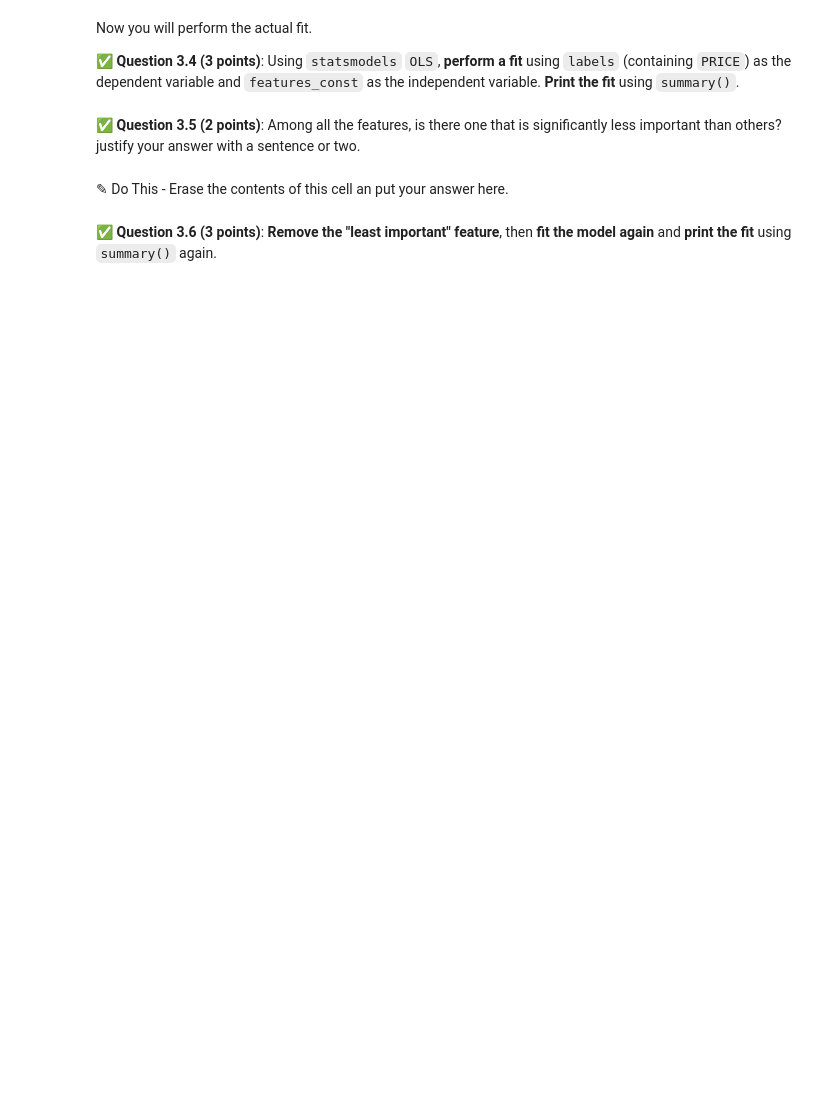
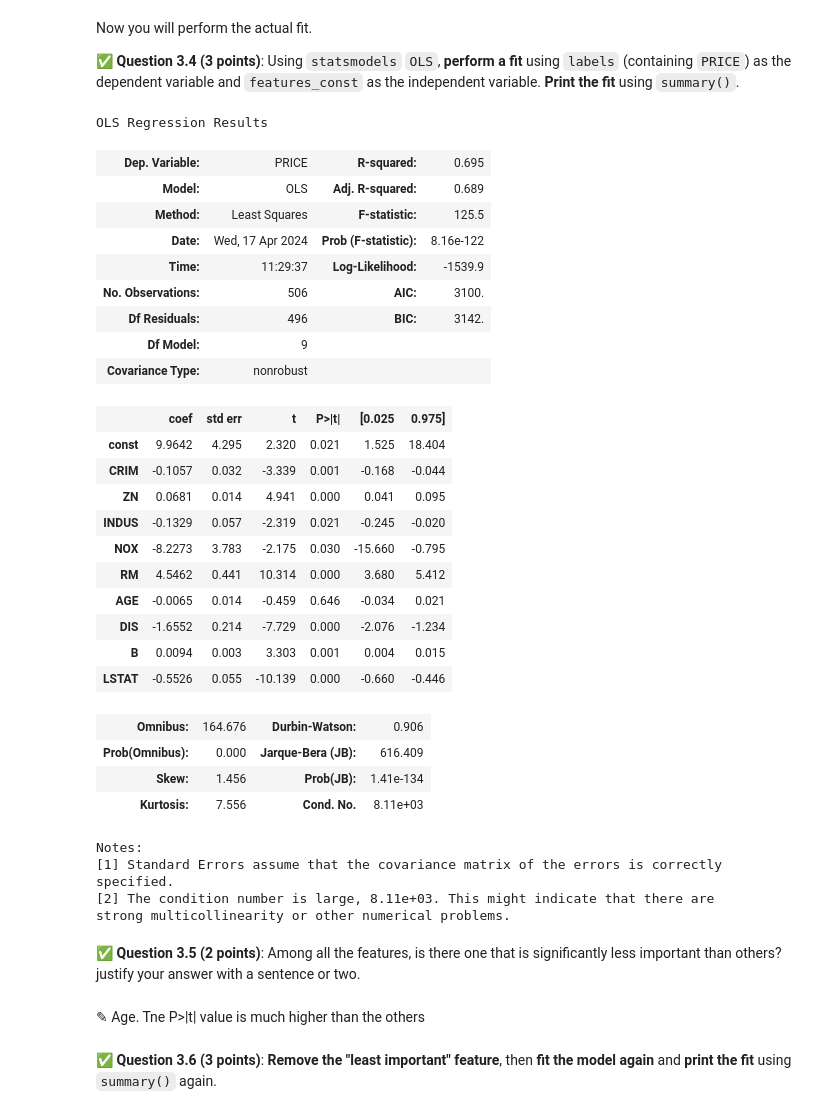
Before and after one commit to Brendanhhh/cmse202-s24-turnin, a Jupyter notebook: final/CMSE202-Final-Section001-STUDENT.ipynb, the cells around one changed output. Cells and saved outputs as stored; diff of their text form; code cells hidden in the pictures; blank space fills up the shorter version.

```diff
--- a/final/CMSE202-Final-Section001-STUDENT.ipynb
+++ b/final/CMSE202-Final-Section001-STUDENT.ipynb
@@ -222,9 +279,42 @@ Now you will perform the actual fit.
 &#9989; **Question 3.4 (3 points)**: Using `statsmodels` `OLS`, **perform a fit** using `labels` (containing `PRICE`) as the dependent variable and `features_const` as the independent variable. **Print the fit** using `summary()`.
 # %%
 ### Put your code here
+model = sm.OLS(labels,features_const)
+results = model.fit()
+results.summary()
+# %% [output]
+OLS Regression Results
+| Dep. Variable: | PRICE | R-squared: | 0.695 |
+| Model: | OLS | Adj. R-squared: | 0.689 |
+| Method: | Least Squares | F-statistic: | 125.5 |
+| Date: | Wed, 17 Apr 2024 | Prob (F-statistic): | 8.16e-122 |
+| Time: | 11:29:37 | Log-Likelihood: | -1539.9 |
+| No. Observations: | 506 | AIC: | 3100. |
+| Df Residuals: | 496 | BIC: | 3142. |
+| Df Model: | 9 |  |  |
+| Covariance Type: | nonrobust |  |  |
+|  | coef | std err | t | P>|t| | [0.025 | 0.975] |
+| const | 9.9642 | 4.295 | 2.320 | 0.021 | 1.525 | 18.404 |
+| CRIM | -0.1057 | 0.032 | -3.339 | 0.001 | -0.168 | -0.044 |
+| ZN | 0.0681 | 0.014 | 4.941 | 0.000 | 0.041 | 0.095 |
+| INDUS | -0.1329 | 0.057 | -2.319 | 0.021 | -0.245 | -0.020 |
+| NOX | -8.2273 | 3.783 | -2.175 | 0.030 | -15.660 | -0.795 |
+| RM | 4.5462 | 0.441 | 10.314 | 0.000 | 3.680 | 5.412 |
+| AGE | -0.0065 | 0.014 | -0.459 | 0.646 | -0.034 | 0.021 |
+| DIS | -1.6552 | 0.214 | -7.729 | 0.000 | -2.076 | -1.234 |
+| B | 0.0094 | 0.003 | 3.303 | 0.001 | 0.004 | 0.015 |
+| LSTAT | -0.5526 | 0.055 | -10.139 | 0.000 | -0.660 | -0.446 |
+| Omnibus: | 164.676 | Durbin-Watson: | 0.906 |
+| Prob(Omnibus): | 0.000 | Jarque-Bera (JB): | 616.409 |
+| Skew: | 1.456 | Prob(JB): | 1.41e-134 |
+| Kurtosis: | 7.556 | Cond. No. | 8.11e+03 |
+Notes:
+[1] Standard Errors assume that the covariance matrix of the errors is correctly specified.
+[2] The condition number is large, 8.11e+03. This might indicate that there are
+strong multicollinearity or other numerical problems.
 # %% [markdown]
 &#9989; **Question 3.5 (2 points)**: Among all the features, is there one that is significantly less important than others? justify your answer with a sentence or two.
-# %% [markdown]
-<font size=+3>&#9998;</font> Do This - Erase the contents of this cell an put your answer here.
+# %% [markdown]
+<font size=+3>&#9998;</font> Age. Tne P>|t| value is much higher than the others
 # %% [markdown]
 &#9989; **Question 3.6 (3 points)**: **Remove the "least important" feature**, then **fit the model again** and **print the fit** using `summary()` again.
```
Also changed, not shown: parts of 9 cells of this notebook, 1 other file.
